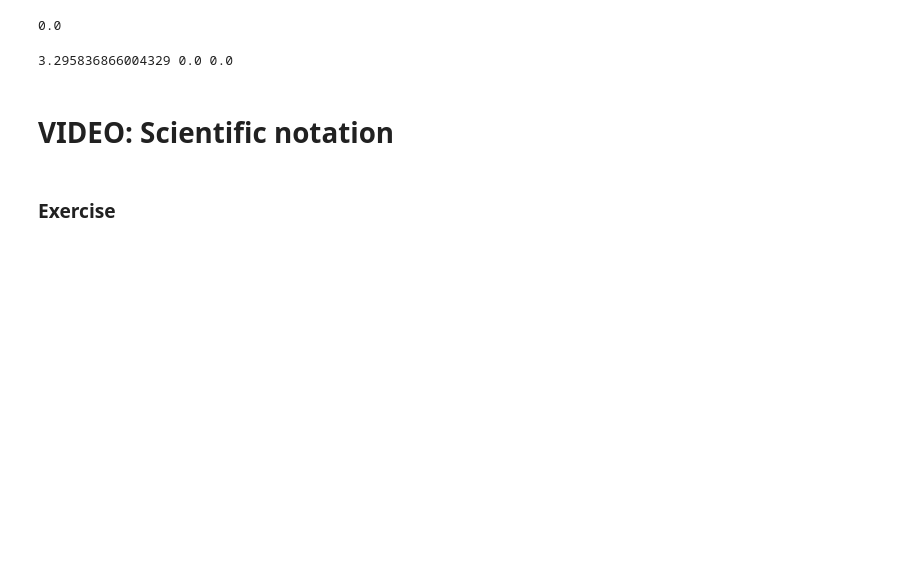
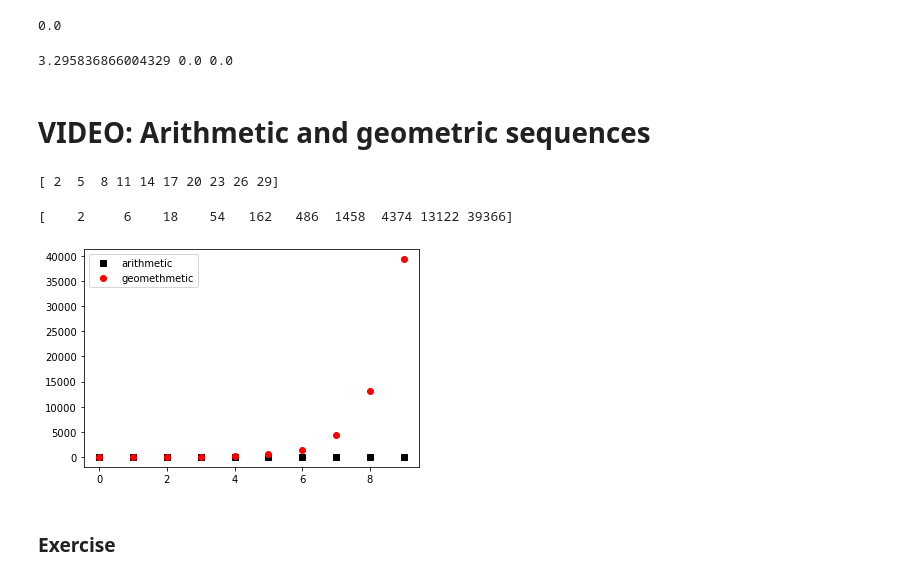
Before and after one commit to adel-nouar/Math_with_Python, a Jupyter notebook: Section07_pymath_algebra2.ipynb, the cells around one changed output. Saved outputs shown, nothing was run; the diff lists cells and outputs as text; code cells hidden in the pictures; blank space fills up the shorter version.

Commit message:
sec7: arith and geo seq

```diff
--- a/Section07_pymath_algebra2.ipynb
+++ b/Section07_pymath_algebra2.ipynb
@@ -885,5 +885,5 @@ expr3 = np.log(3) + np.log(3) + np.log(3)
 print(expr1,expr1-expr2,expr1-expr3)
 # %% [output]
 3.295836866004329 0.0 0.0
-# %% [markdown]
-# VIDEO: Scientific notation
+# %% [markdown]
+# VIDEO: Arithmetic and geometric sequences
@@ -890,2 +893,28 @@ print(expr1,expr1-expr2,expr1-expr3)
+# %%
+a = 2
+d = 3
+
+maxn = 10
+
+ariseq = a + d*np.arange(0, maxn)
+print(ariseq)
+# %% [output]
+[ 2  5  8 11 14 17 20 23 26 29]
+# %%
+a = 2
+r = 3
+
+geoseq = a * r**np.arange(0, maxn)
+print(geoseq)
+# %% [output]
+[    2     6    18    54   162   486  1458  4374 13122 39366]
+# %%
+plt.plot(ariseq, 'ks', label='arithmetic')
+plt.plot(geoseq, 'ro', label='geomethmetic')
+
+plt.legend()
+plt.show()
+# %% [output]
+[figure, added]
 # %% [markdown]
 ### Exercise
```
Also changed, not shown: parts of 2 cells of this notebook.
